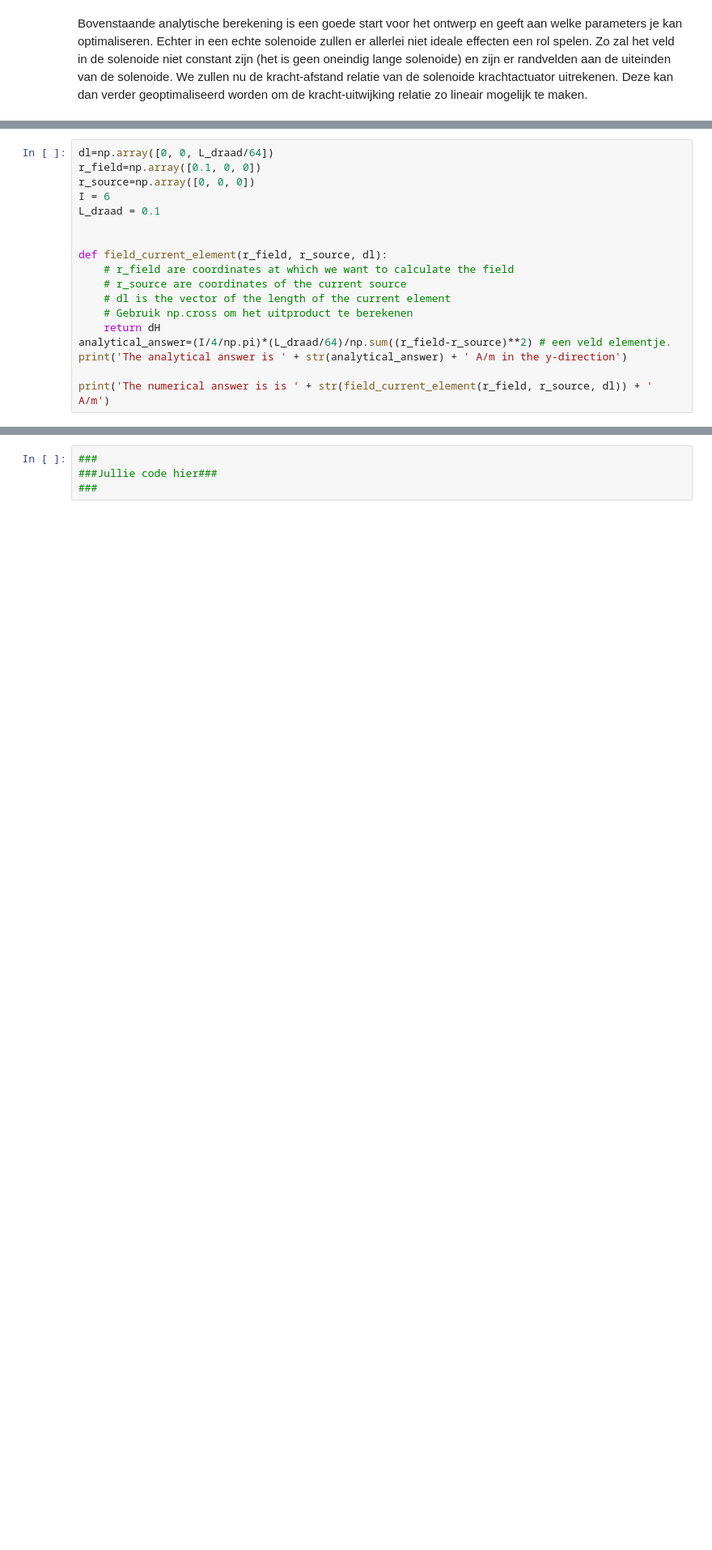
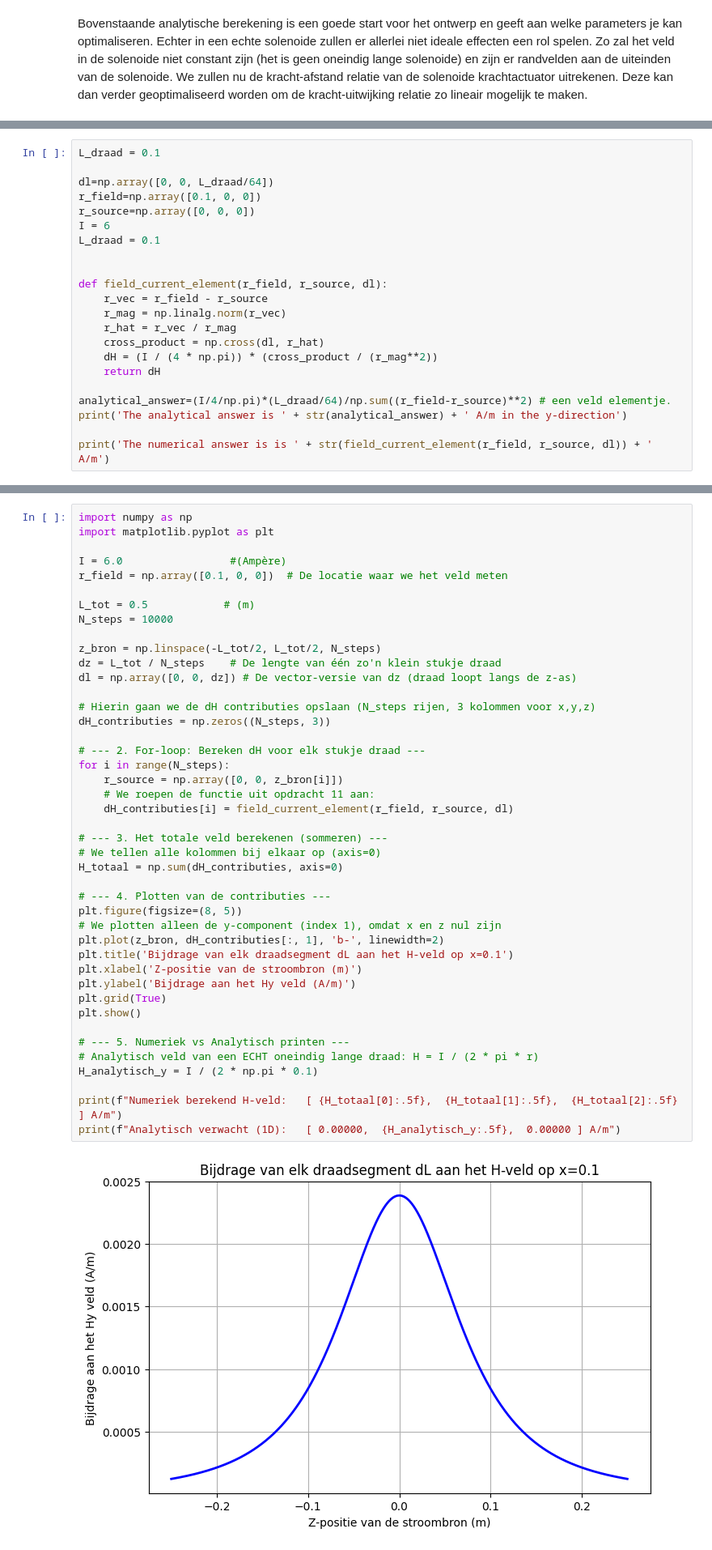
Before and after one commit to tak-max/opdrachten-DEF-D, a Jupyter notebook: DigitaleOntwerpopdrachten/1CondensatorOpdracht/KrachtactuatorOpdracht.ipynb, the cells around one changed output, grey strips where cells are left out. Shown at 81% size. Cells and saved outputs as stored; diff of their text form; blank space fills up the shorter version.

```diff
--- a/DigitaleOntwerpopdrachten/1CondensatorOpdracht/KrachtactuatorOpdracht.ipynb
+++ b/DigitaleOntwerpopdrachten/1CondensatorOpdracht/KrachtactuatorOpdracht.ipynb
@@ -282,6 +381,8 @@ De functie moet het magneetveld van een lijnelement $d\mathbf{l}$ berekenen. Geb
 
 Bereken met deze functie alle componenten van het magneetveld voor een veldpositie op $x=0.1$ m voor een stroombronelement in de oorsprong met een stroom van 6 A een lengte van $d\mathbf{l}$ gelijk aan $L/64$. Print het analytische en numerieke antwoord naar de command line en controleer dat het magneetveld gelijk is aan $\mathbf{H} =  0.00746 \hat{\mathbf{y}}$ A/m is.
 # %%
+L_draad = 0.1
+
 dl=np.array([0, 0, L_draad/64])
 r_field=np.array([0.1, 0, 0])
 r_source=np.array([0, 0, 0])
@@ -290,11 +391,13 @@ L_draad = 0.1
 
 
 def field_current_element(r_field, r_source, dl):
-    # r_field are coordinates at which we want to calculate the field
-    # r_source are coordinates of the current source
-    # dl is the vector of the length of the current element
-    # Gebruik np.cross om het uitproduct te berekenen
+    r_vec = r_field - r_source
+    r_mag = np.linalg.norm(r_vec)
+    r_hat = r_vec / r_mag
+    cross_product = np.cross(dl, r_hat)
+    dH = (I / (4 * np.pi)) * (cross_product / (r_mag**2))
     return dH
+
 analytical_answer=(I/4/np.pi)*(L_draad/64)/np.sum((r_field-r_source)**2) # een veld elementje.
 print('The analytical answer is ' + str(analytical_answer) + ' A/m in the y-direction')
 
@@ -312,6 +418,47 @@ Nu gaan we met behulp van de numerieke implementatie van de wet van Biot-Savart
 
 Deze opdracht kan ook gemaakt worden met het gebruik van for loops, De akauze voor methode is aan jullie.
 # %%
-###
-###Jullie code hier###
-###
+import numpy as np
+import matplotlib.pyplot as plt
+
+I = 6.0                 #(Ampère)
+r_field = np.array([0.1, 0, 0])  # De locatie waar we het veld meten
+
+L_tot = 0.5            # (m)
+N_steps = 10000
+
+z_bron = np.linspace(-L_tot/2, L_tot/2, N_steps)
+dz = L_tot / N_steps    # De lengte van één zo'n klein stukje draad
+dl = np.array([0, 0, dz]) # De vector-versie van dz (draad loopt langs de z-as)
+
+# Hierin gaan we de dH contributies opslaan (N_steps rijen, 3 kolommen voor x,y,z)
+dH_contributies = np.zeros((N_steps, 3))
+
+# --- 2. For-loop: Bereken dH voor elk stukje draad ---
+for i in range(N_steps):
+    r_source = np.array([0, 0, z_bron[i]])
+    # We roepen de functie uit opdracht 11 aan:
+    dH_contributies[i] = field_current_element(r_field, r_source, dl)
+
+# --- 3. Het totale veld berekenen (sommeren) ---
+# We tellen alle kolommen bij elkaar op (axis=0)
+H_totaal = np.sum(dH_contributies, axis=0)
+
+# --- 4. Plotten van de contributies ---
+plt.figure(figsize=(8, 5))
+# We plotten alleen de y-component (index 1), omdat x en z nul zijn
+plt.plot(z_bron, dH_contributies[:, 1], 'b-', linewidth=2)
+plt.title('Bijdrage van elk draadsegment dL aan het H-veld op x=0.1')
+plt.xlabel('Z-positie van de stroombron (m)')
+plt.ylabel('Bijdrage aan het Hy veld (A/m)')
+plt.grid(True)
+plt.show()
+
+# --- 5. Numeriek vs Analytisch printen ---
+# Analytisch veld van een ECHT oneindig lange draad: H = I / (2 * pi * r)
+H_analytisch_y = I / (2 * np.pi * 0.1)
+
+print(f"Numeriek berekend H-veld:   [ {H_totaal[0]:.5f},  {H_totaal[1]:.5f},  {H_totaal[2]:.5f} ] A/m")
+print(f"Analytisch verwacht (1D):   [ 0.00000,  {H_analytisch_y:.5f},  0.00000 ] A/m")
+# %% [output]
+[figure, added]
```
Also changed, not shown: parts of 9 cells of this notebook, 2 other files.
